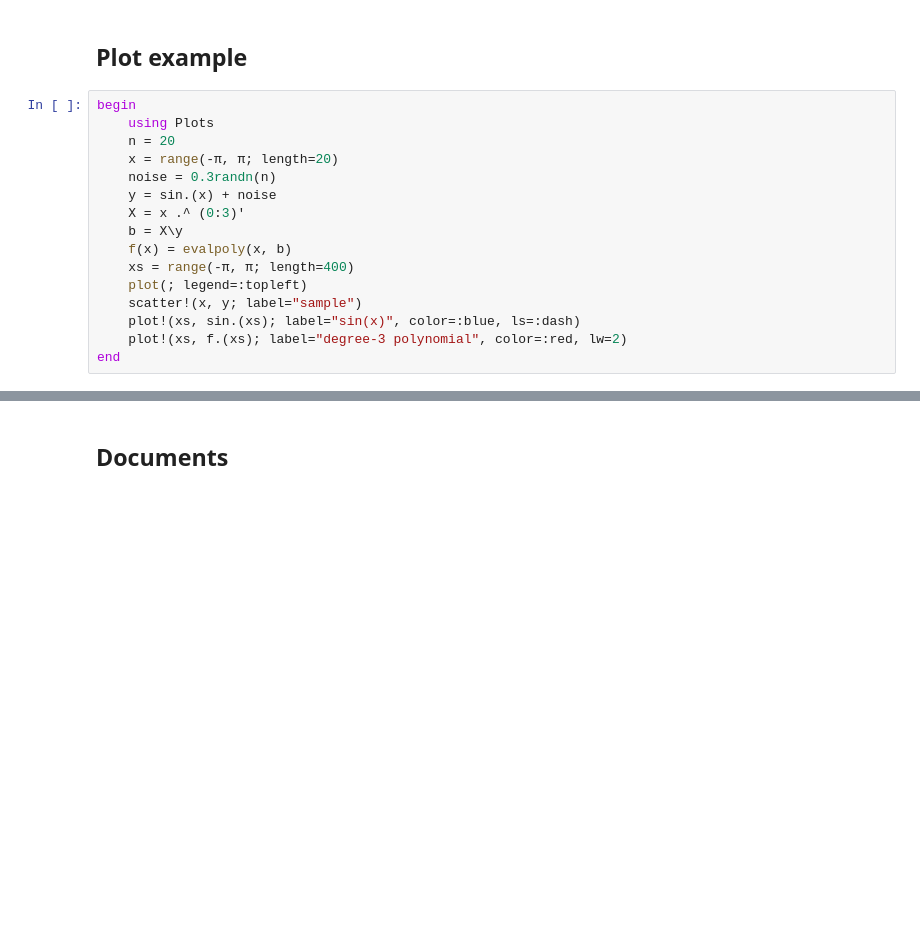
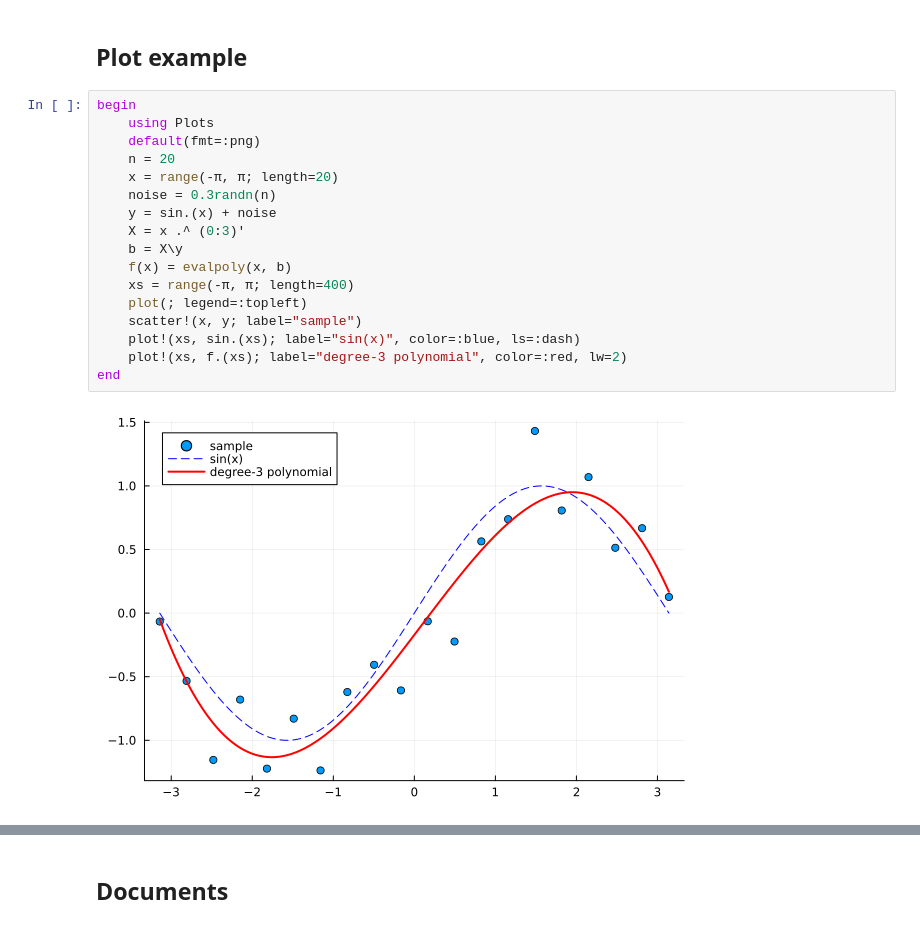
Before and after one commit to genkuroki/MetaUtils.jl, a Jupyter notebook: MetaUtils.ipynb, the cells around one changed output, grey strips where cells are left out. Cells and saved outputs as stored; diff of their text form; blank space fills up the shorter version.

```diff
--- a/MetaUtils.ipynb
+++ b/MetaUtils.ipynb
@@ -608,19 +618,22 @@ end
 # %%
 begin
     using Plots
+    default(fmt=:png)
     n = 20
     x = range(-π, π; length=20)
     noise = 0.3randn(n)
     y = sin.(x) + noise
     X = x .^ (0:3)'
     b = X\y
     f(x) = evalpoly(x, b)
     xs = range(-π, π; length=400)
     plot(; legend=:topleft)
     scatter!(x, y; label="sample")
     plot!(xs, sin.(xs); label="sin(x)", color=:blue, ls=:dash)
     plot!(xs, f.(xs); label="degree-3 polynomial", color=:red, lw=2)
 end
+# %% [output]
+[figure, added]
 # %%
 @show_texpr begin
     using Plots
```
Also changed, not shown: parts of 18 cells of this notebook, 1 other file.
